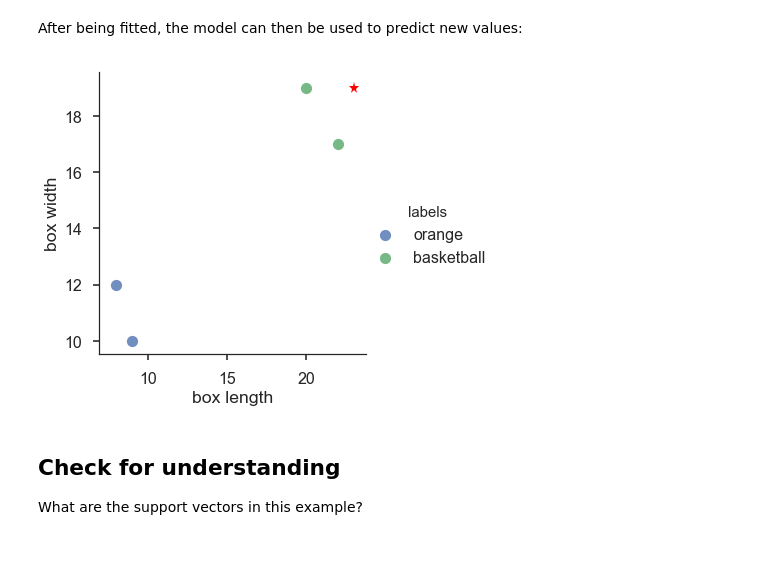
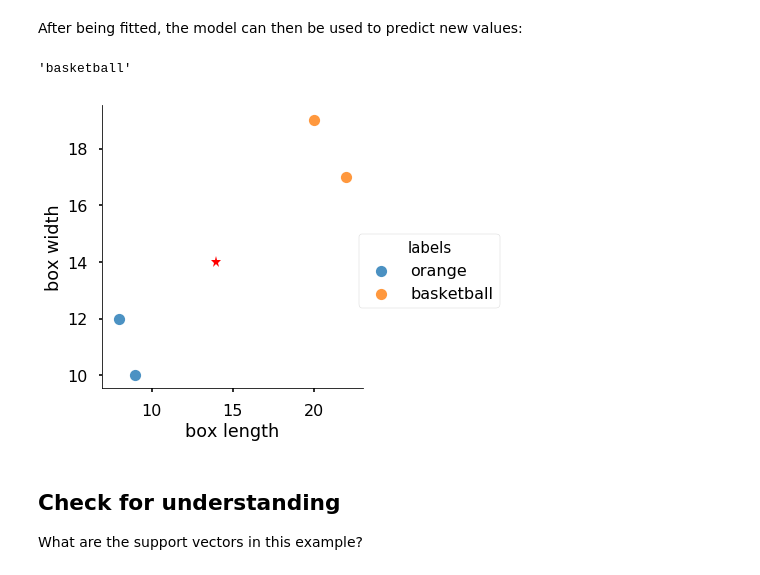
Before and after one commit to artificyan/svm-intro, a Jupyter notebook: svm-intro.ipynb, the cells around one changed output. Drawn from its saved outputs; the diff is of its cells as text; code cells hidden in the pictures.

```diff
--- a/svm-intro.ipynb
+++ b/svm-intro.ipynb
@@ -49,7 +57,7 @@ import numpy as np
 import pandas as pd
 import seaborn as sns
 
-# sns.set_context("poster")
+sns.set_context("poster")
 
 %matplotlib inline
 # %%
@@ -202,17 +212,18 @@ clf.fit(X, y);
 After being fitted, the model can then be used to predict new values:
 # %%
 # value = [7, 11]  # New data point #1
-value = [23, 19] # New data point #2
+# value = [23, 19] # New data point #2
 # value = [14, 14]   # New data point #3
 
 # Plot
-item_plot = sns.lmplot(data=df, x='box length', y='box width', fit_reg=False, hue="labels", legend=True);
-item_plot.ax.plot(value[0], value[1], color='red', marker='*');
+new_item_plot = sns.lmplot(data=df, x='box length', y='box width', fit_reg=False, hue="labels", legend=True);
+new_item_plot.ax.plot(value[0], value[1], color='red', marker='*');
 
 # Predict
-# clf.predict([value]).item()
+clf.predict([value]).item()
 # %% [output]
+'basketball'
-[figure, old version]
+[figure, new version]
 # %% [markdown]
 Check for understanding
 -------
```
Also changed, not shown: parts of 48 cells of this notebook, 1 other file.
